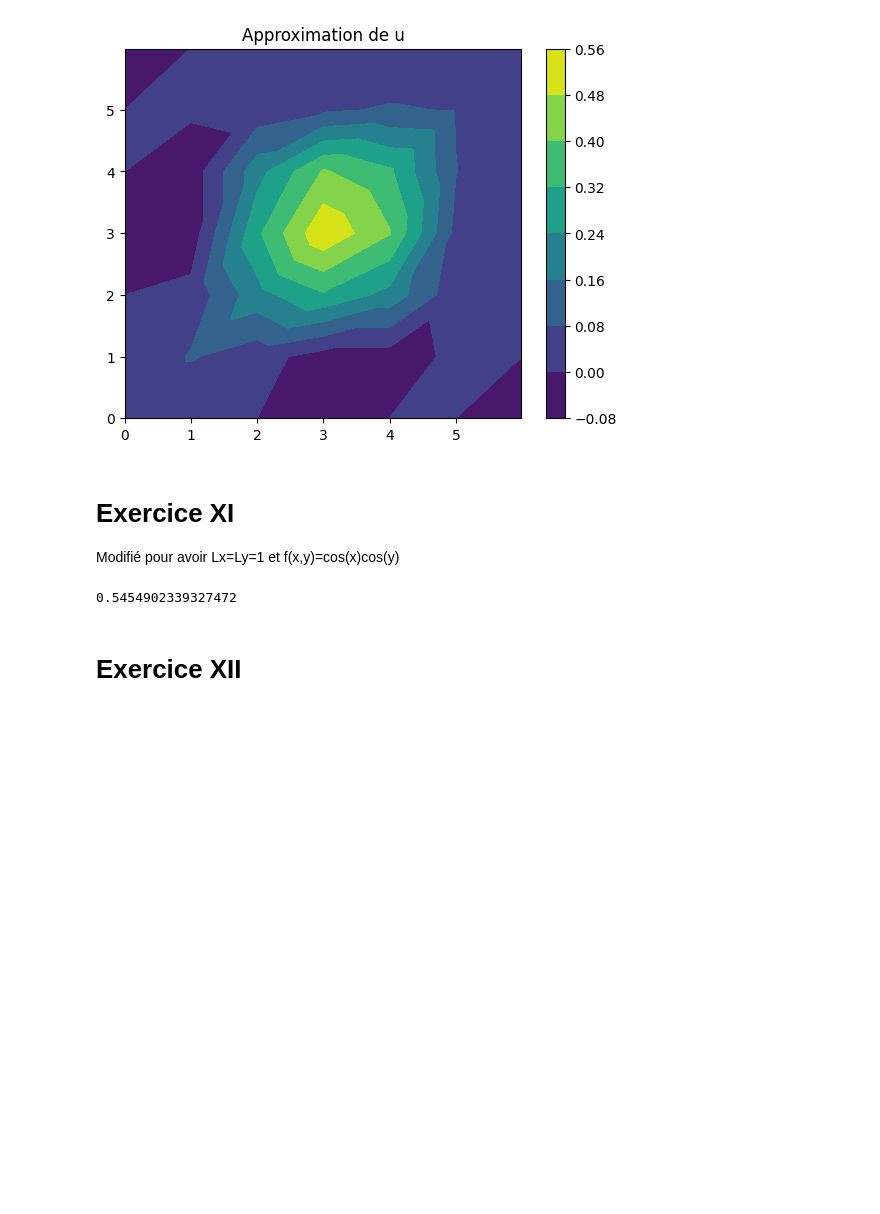
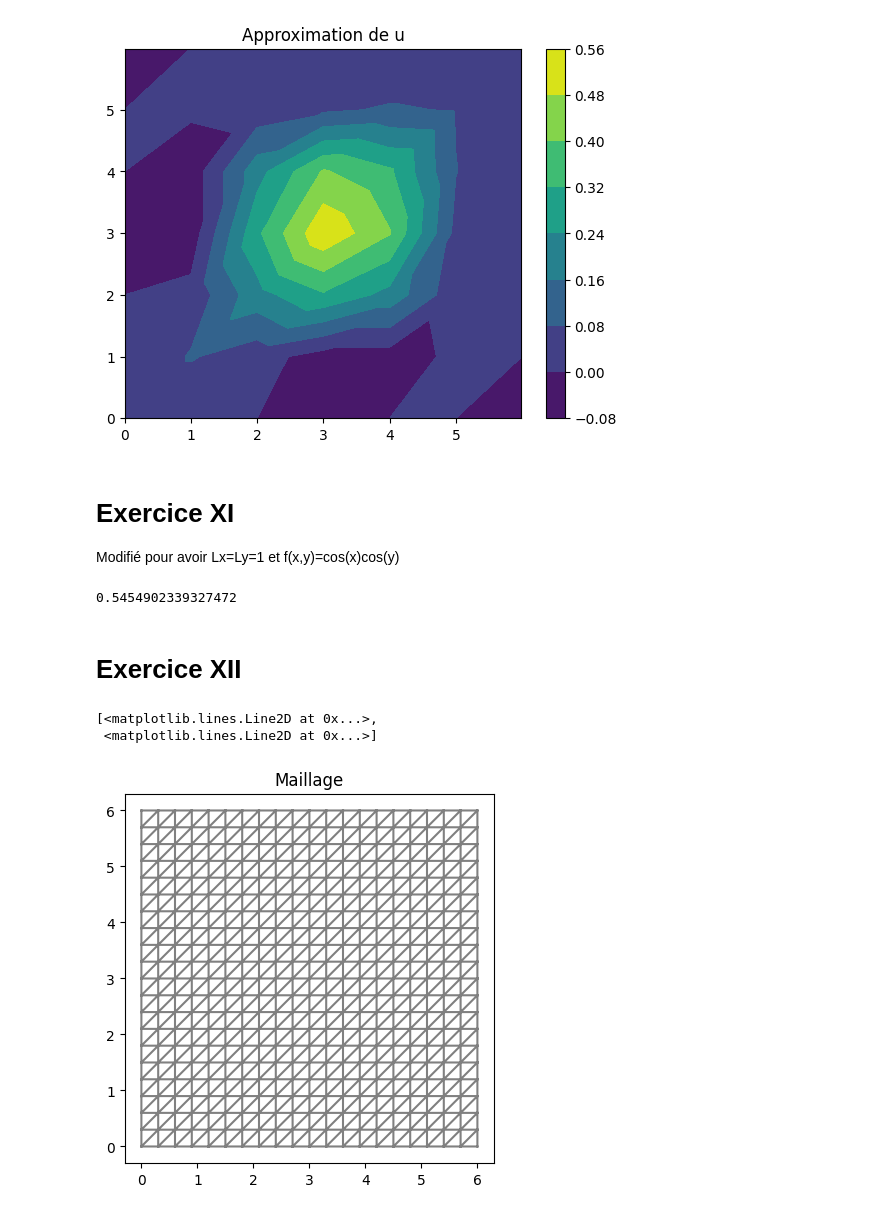
Before and after one commit to cagnol/PDE-Lab-2025, a Jupyter notebook: TD-Chapitre5.ipynb, the cells around one changed output. Cells and saved outputs as stored; diff of their text form; code cells hidden in the pictures; blank space fills up the shorter version.

```diff
--- a/TD-Chapitre5.ipynb
+++ b/TD-Chapitre5.ipynb
@@ -470,3 +470,14 @@ u_approx(Lx/2,Ly/2)
 from dolfin import *
 from fenics import *
 import matplotlib.pyplot as plt
+# %%
+n = 20
+# %%
+mesh = RectangleMesh(Point(0, 0), Point(6, 6), n, n)
+# %%
+plt.figure(1)
+plot(mesh, title="Maillage")
+# %% [output]
+[<matplotlib.lines.Line2D at 0x...>,
+ <matplotlib.lines.Line2D at 0x...>]
+[figure, added]
```
Also changed, not shown: parts of 2 cells of this notebook.
